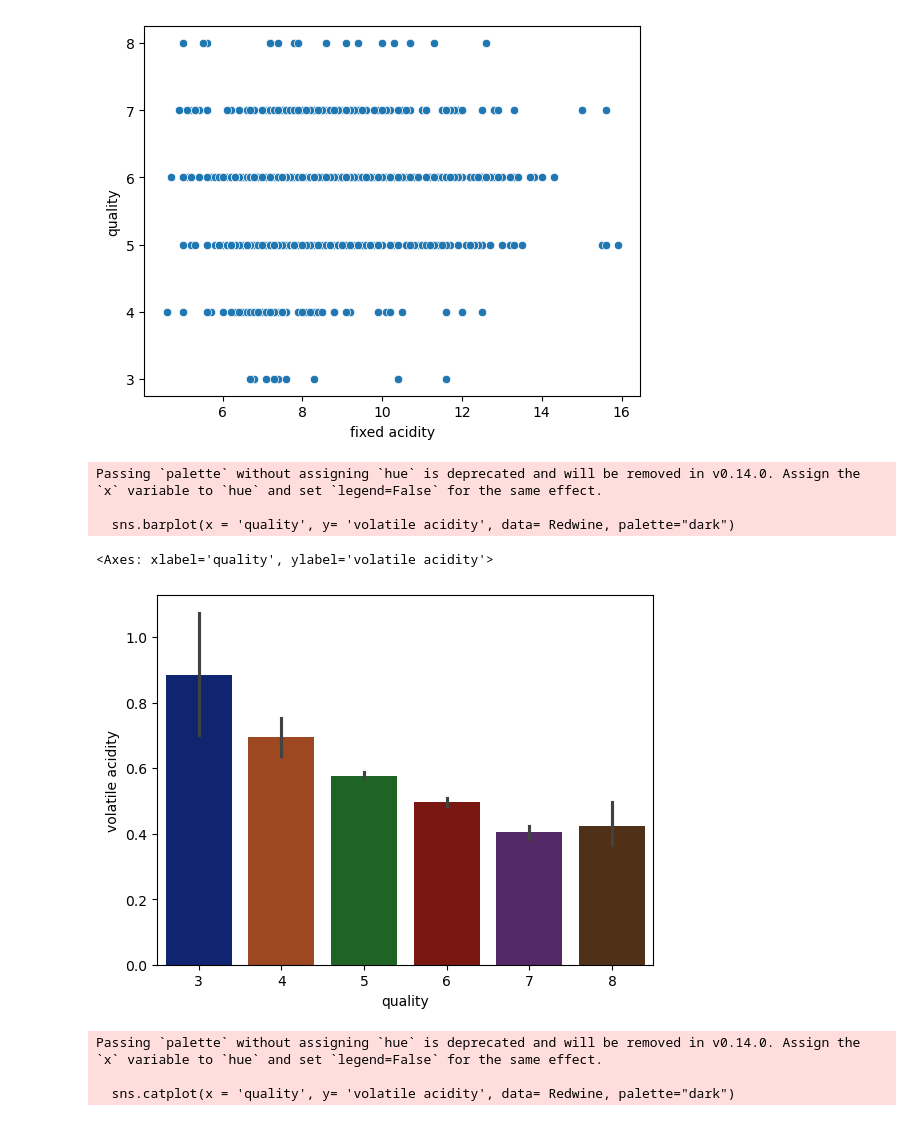
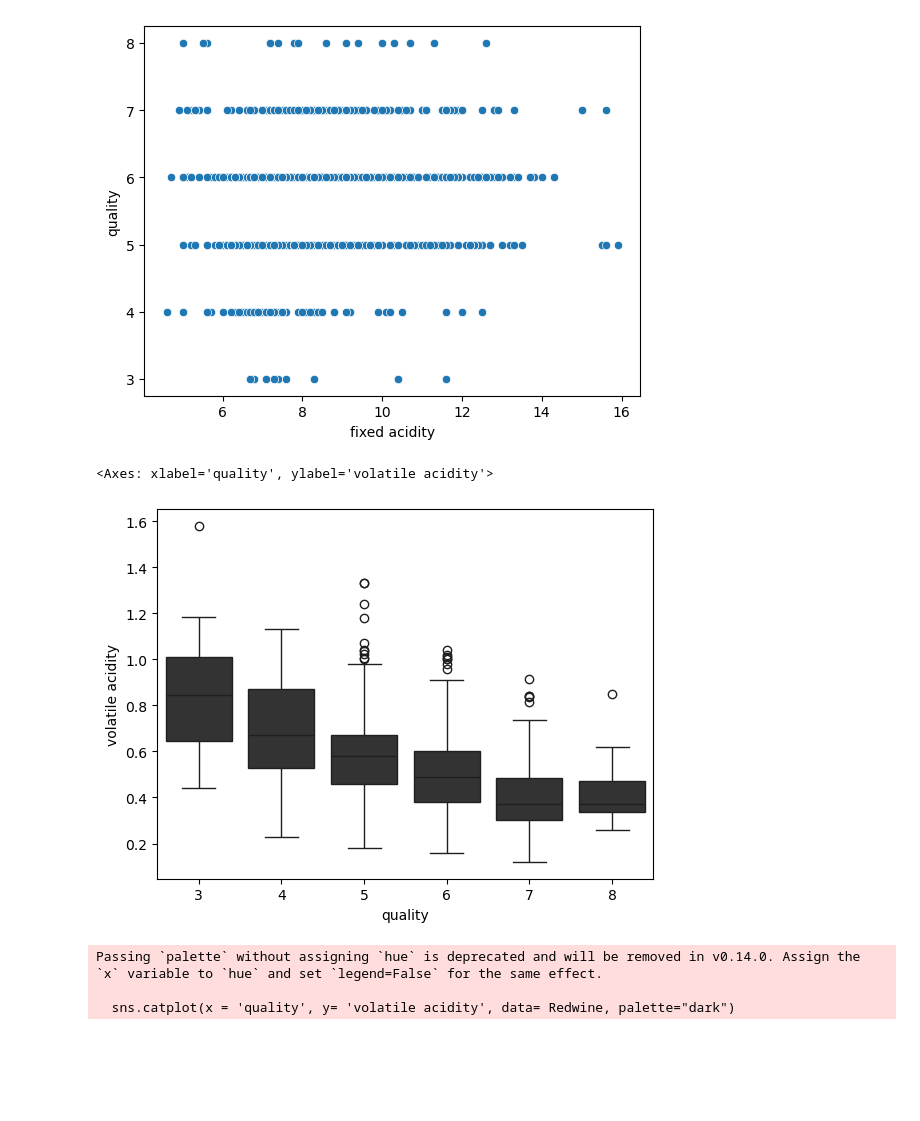
Before and after one commit to Sudha25a/Projects-2, a Jupyter notebook: Redwine.ipynb, the cells around one changed output. Cells and saved outputs as stored; diff of their text form; code cells hidden in the pictures; blank space fills up the shorter version.

```diff
--- a/Redwine.ipynb
+++ b/Redwine.ipynb
@@ -137,13 +137,10 @@ plt.show()
 [figure]
 # %%
 plot = plt.figure(figure = (5,5))
-sns.barplot(x = 'quality', y= 'volatile acidity', data= Redwine, palette="dark")
+sns.boxplot(x = 'quality', y= 'volatile acidity', data= Redwine, color= '.2')
 # %% [output]
-Passing `palette` without assigning `hue` is deprecated and will be removed in v0.14.0. Assign the `x` variable to `hue` and set `legend=False` for the same effect.
-
-  sns.barplot(x = 'quality', y= 'volatile acidity', data= Redwine, palette="dark")
+<Axes: xlabel='quality', ylabel='volatile acidity'>
-<Axes: xlabel='quality', ylabel='volatile acidity'>
-[figure, old version]
+[figure, new version]
 # %%
 plot = plt.figure(figure = (5,5))
 sns.catplot(x = 'quality', y= 'volatile acidity', data= Redwine, palette="dark")
```
Also changed, not shown: parts of 2 cells of this notebook.
